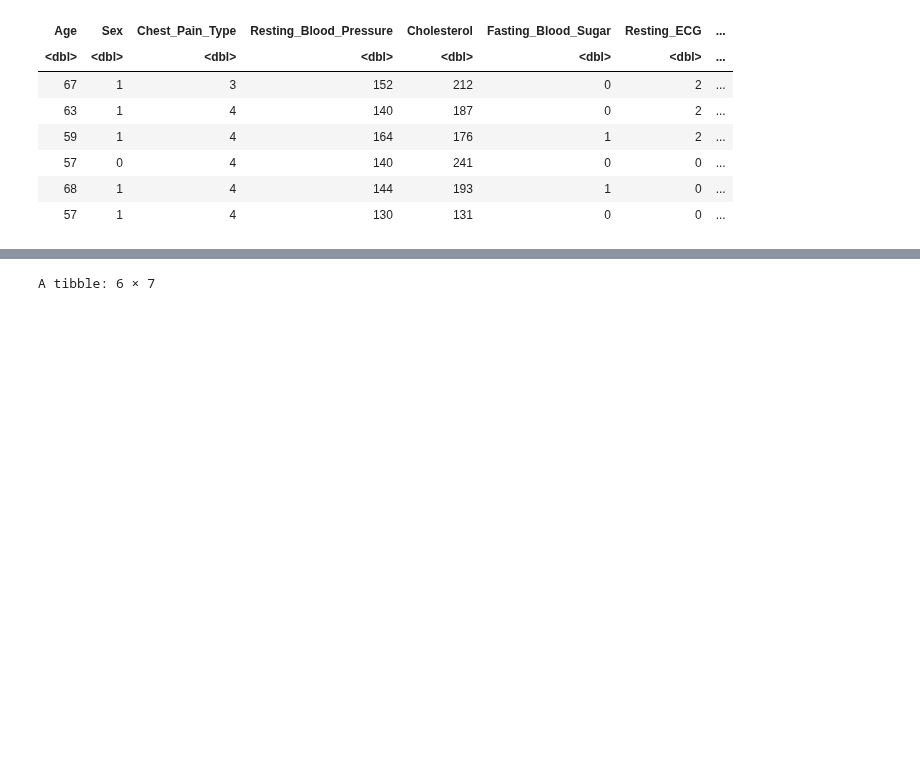
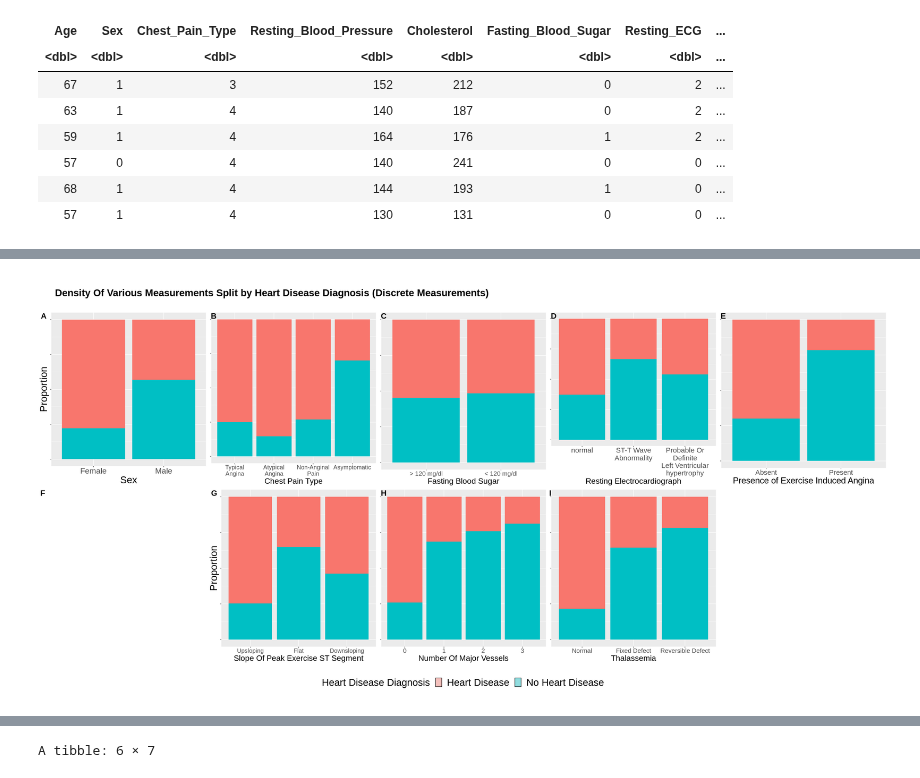
Before and after one commit to devr07/Project-DSCI100, a Jupyter notebook: projectpropsal.ipynb, the cells around one changed output, grey strips where cells are left out. Cells and saved outputs as stored; diff of their text form; code cells hidden in the pictures; blank space fills up the shorter version.

```diff
--- a/projectpropsal.ipynb
+++ b/projectpropsal.ipynb
@@ -469,0 +459,85 @@ the `.groups` argument.
+# %%
+##DISCRETE VARIABLES##
+options(repr.plot.width=30, repr.plot.height=15)
+
+sex_plot <- training_data |>
+   ggplot(aes(x = as.factor(Sex), fill = as_factor(Heart_Disease_Diagnosis))) +
+   geom_bar(position = "fill") +
+   labs(x = "Sex", y = "Proportion", fill = "Heart Disease Diagnosis") +
+                 scale_x_discrete(labels = c('Female', 'Male')) +
+                 theme(text = element_text(size = 25), legend.position = 'none', axis.text.y = element_blank())
+
+cp_type_plot <- training_data |>
+   ggplot(aes(x = as.factor(Chest_Pain_Type), fill = as_factor(Heart_Disease_Diagnosis))) +
+   geom_bar(position = "fill") +
+   labs(x = "Chest Pain Type",
+        y = NULL, fill = "Heart Disease Diagnosis") +
+                 scale_x_discrete(labels = c('Typical\nAngina', 'Atypical\nAngina', 'Non-Anginal\nPain', 'Asymptomatic')) +
+                 theme(axis.title.x = element_text(size = 20), axis.text.x = element_text(size = 15), legend.position = 'none', axis.text.y = element_blank())
+
+fbs_plot <- training_data |>
+   ggplot(aes(x = as.factor(Fasting_Blood_Sugar), fill = as_factor(Heart_Disease_Diagnosis))) +
+   geom_bar(position = "fill") +
+   labs(x = "Fasting Blood Sugar",
+        y = NULL, fill = "Heart Disease Diagnosis") +
+                 scale_x_discrete(labels = c('> 120 mg/dl', '< 120 mg/dl')) +
+                 theme(text = element_text(size = 20), legend.position = 'none', axis.text.y = element_blank())
+
+restecg_plot <- training_data |>
+   ggplot(aes(x = as.factor(Resting_ECG), fill = as_factor(Heart_Disease_Diagnosis))) +
+   geom_bar(position = "fill") +
+   labs(x = "Resting Electrocardiograph",
+        y = NULL, fill = "Heart Disease Diagnosis") +
+                 scale_x_discrete(labels = c('normal', 'ST-T Wave\nAbnormality', 'Probable Or\nDefinite\nLeft Ventricular\nhypertrophy')) +
+                 theme(axis.text.x = element_text(size = 18), axis.title.x = element_text(size = 20), legend.position = 'none', axis.text.y = element_blank())
+
+bar_plot9 <- training_data |>
+   ggplot(aes(x = as_factor(Exercise_Induced_Angina), fill = as_factor(Heart_Disease_Diagnosis))) +
+   geom_bar(position = 'fill') +
+   xlab("Presence of Exercise Induced Angina") +
+   ylab(NULL) +
+   labs(fill = "Heart Disease Diagnosis") +
+                 scale_x_discrete(labels = c('Absent', 'Present')) +
+                 theme(text = element_text(size = 22), legend.position = 'none', axis.text.y = element_blank())
+
+bar_plot11 <- training_data |>
+   ggplot(aes(x = as_factor(Slope), fill = as_factor(Heart_Disease_Diagnosis))) +
+   geom_bar(position = 'fill') +
+   xlab("Slope Of Peak Exercise ST Segment") +
+   ylab('Proportion') +
+   labs(fill = "Heart Disease Diagnosis") +
+                 scale_x_discrete(labels = c('Upsloping', 'Flat', 'Downsloping')) +
+                 theme(axis.title.x = element_text(size = 20), axis.title.y = element_text(size = 25), axis.text.x = element_text(size = 15),
+                       legend.position = 'none', axis.text.y = element_blank())
+
+bar_plot12 <- training_data |>
+   filter(!is.na(Number_of_Major_Vessels)) |>
+   ggplot(aes(x = as_factor(Number_of_Major_Vessels), fill = as_factor(Heart_Disease_Diagnosis))) +
+   geom_bar(position = 'fill') +
+   xlab("Number Of Major Vessels") +
+   ylab(NULL) +
+   labs(fill = "Heart Disease Diagnosis") +
+                 theme(text = element_text(size = 20), legend.position = 'none', axis.text.y = element_blank())
+
+bar_plot13 <- training_data |>
+   filter(!is.na(Thal)) |>
+   ggplot(aes(x = as_factor(Thal), fill = as_factor(Heart_Disease_Diagnosis))) +
+   geom_bar(position = 'fill') +
+   xlab("Thalassemia") +
+   ylab(NULL) +
+                 scale_x_discrete(labels = c('Normal', 'Fixed Defect', 'Reversible Defect')) +
+   labs(fill = "Heart Disease Diagnosis") +
+                 theme(text = element_text(size = 20), legend.position = 'none', axis.text.y = element_blank())
+
+cont_grid1 <- plot_grid(sex_plot, cp_type_plot, fbs_plot, restecg_plot, bar_plot9, NULL, bar_plot11, bar_plot12, bar_plot13, NULL,
+                       labels = c('A', 'B', 'C', 'D', 'E', 'F', 'G', 'H', 'I'), label_size = 20,
+                       ncol = 5)
+title1 <- ggdraw() +
+         draw_label('Density Of Various Measurements Split by Heart Disease Diagnosis (Discrete Measurements)',
+                   fontface = 'bold',
+                   x = 0.02,
+                   hjust = 0,
+                   size = 25)
+plot_grid(title1, cont_grid1, legend_bottom, ncol = 1, rel_heights = c(0.1, 1))
+# %% [output]
+[figure, added]
```
Also changed, not shown: parts of 13 cells of this notebook.
